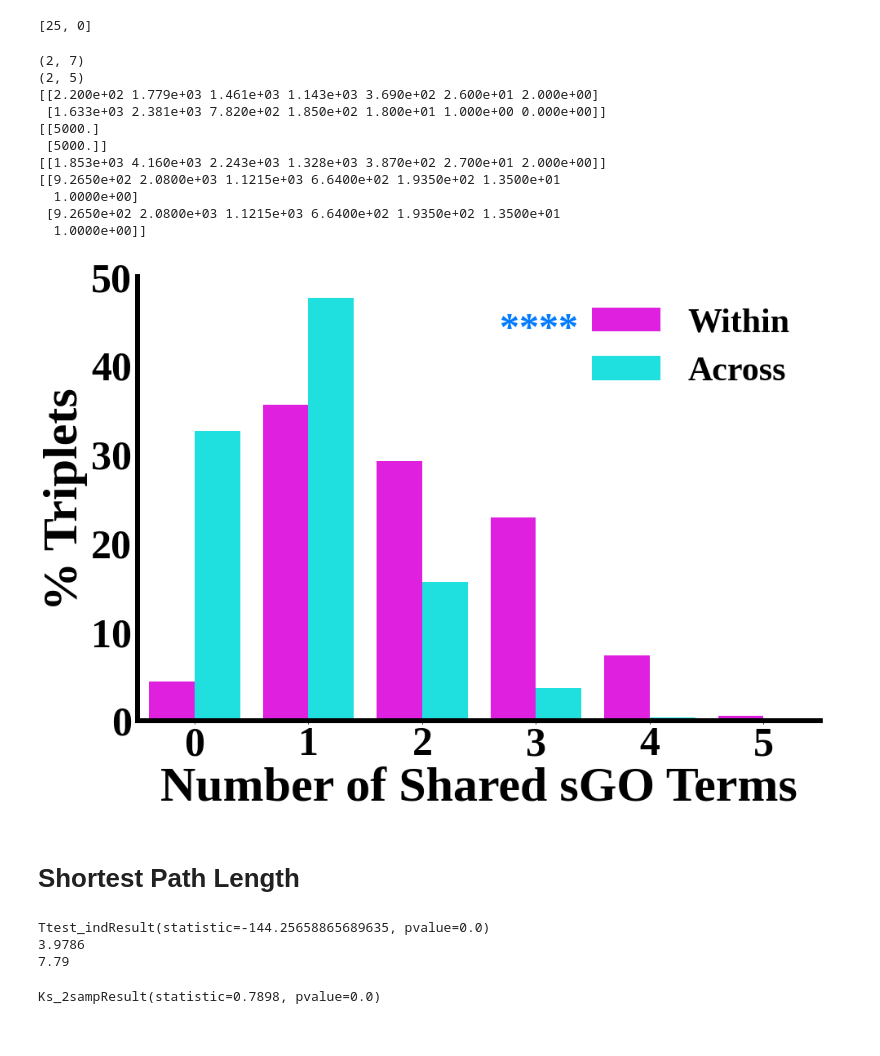
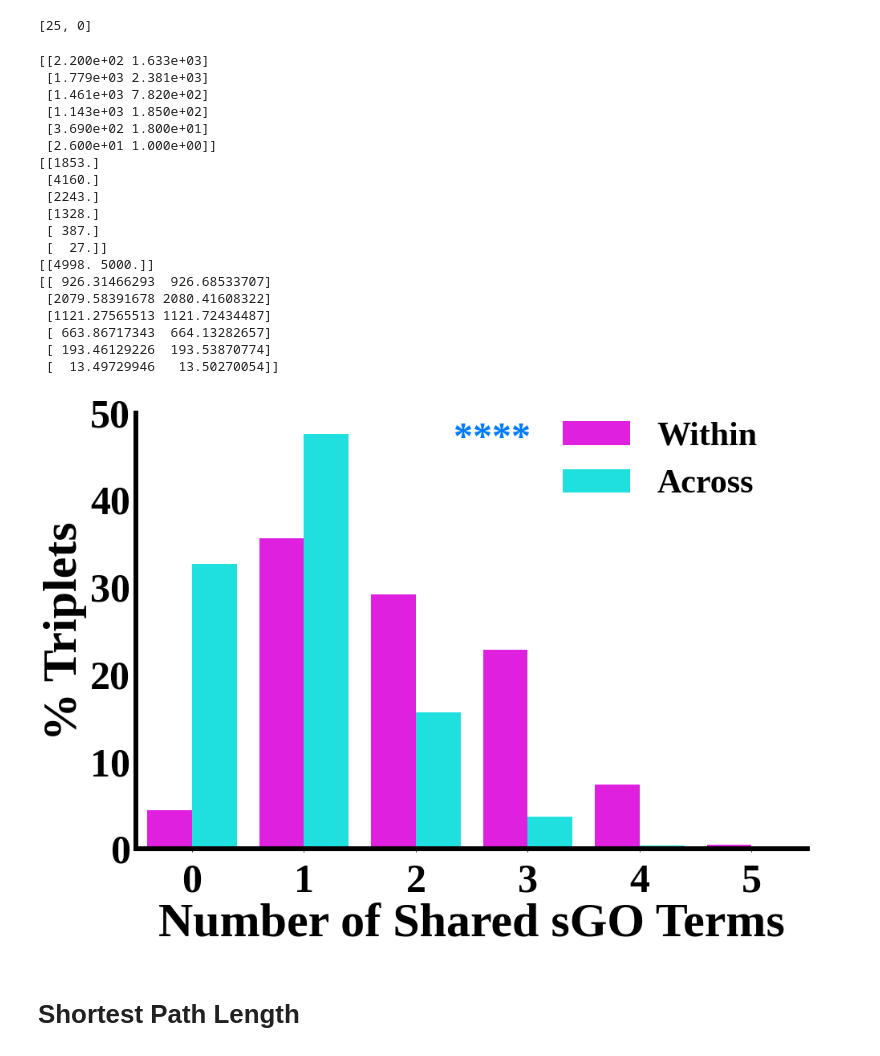
Before and after one commit to KISRDevelopment/cell_viability_paper, a Jupyter notebook: tgi_pseudo_triplets_exploration.ipynb, the cells around one changed output. Cells and saved outputs as stored; diff of their text form; code cells hidden in the pictures.

```diff
--- a/tgi_pseudo_triplets_exploration.ipynb
+++ b/tgi_pseudo_triplets_exploration.ipynb
@@ -10,17 +10,0 @@ import json
-# %%
-
-plt.rcParams["font.family"] = "Liberation Serif"
-plt.rcParams["font.weight"] = "bold"
-plot_cfg = {
-    "tick_label_size" : 50,
-    "xlabel_size" : 60,
-    "ylabel_size" : 60,
-    "border_size" : 6,
-    "bar_border_size" : 2.5,
-    "bar_label_size" : 32,
-    "stars_label_size" : 48,
-    "annot_size" : 72,
-    "max_cm_classes" : 4,
-    "legend_size" : 42,
-    "max_bars" : 4
-}
@@ -164,31 +90,28 @@ def visualizeR(R, ax, output_path, title, showxlabel=True, yticks=None, showlege
-# %%
-
-R2 = calculateR(2)
-print(R2.shape)
-R3 = calculateR(3)
-print(R3.shape)
-
-f, ax = plt.subplots(1, 1, figsize=(15, 10), sharex=True)
-visualizeR(R2, ax, "../figures/yeast_pseudo_triplets_sgo_atleast2.png", "", showxlabel=True, ylim=[0, 50], showlegend=True)
-#visualizeR(R3, axes[1], "../figures/yeast_pseudo_triplets_sg_sgo_all3.png", "sGOs shared by all three genes", yticks=[0, 50, 100])
-#f.text(-0.01, 0.5, '% Triplets', va='center', rotation='vertical', fontsize=plot_cfg['ylabel_size'], fontweight='bold')
-#f.subplots_adjust(hspace=0.4)
-
-# chisq, p, ddof = chi2(R)
-# print("Chi2: %f, p value: %f, ddof: %d" % (chisq, p, ddof))
-# %% [output]
-(2, 7)
-(2, 5)
-[[2.200e+02 1.779e+03 1.461e+03 1.143e+03 3.690e+02 2.600e+01 2.000e+00]
- [1.633e+03 2.381e+03 7.820e+02 1.850e+02 1.800e+01 1.000e+00 0.000e+00]]
-[[5000.]
- [5000.]]
-[[1.853e+03 4.160e+03 2.243e+03 1.328e+03 3.870e+02 2.700e+01 2.000e+00]]
-[[9.2650e+02 2.0800e+03 1.1215e+03 6.6400e+02 1.9350e+02 1.3500e+01
-  1.0000e+00]
- [9.2650e+02 2.0800e+03 1.1215e+03 6.6400e+02 1.9350e+02 1.3500e+01
-  1.0000e+00]]
-[figure, removed]
+# %%
+analysis.fig_distrib_comparison_plot.plot_distrib(df, colors,
+    'Number of Shared sGO Terms', '% Triplets', 5,
+    [0, 50], stars_color, "../figures/yeast_pseudo_triplets_sgo.png", legend_pos=(0.97, 1.05))
+# %% [output]
+[[2.200e+02 1.633e+03]
+ [1.779e+03 2.381e+03]
+ [1.461e+03 7.820e+02]
+ [1.143e+03 1.850e+02]
+ [3.690e+02 1.800e+01]
+ [2.600e+01 1.000e+00]]
+[[1853.]
+ [4160.]
+ [2243.]
+ [1328.]
+ [ 387.]
+ [  27.]]
+[[4998. 5000.]]
+[[ 926.31466293  926.68533707]
+ [2079.58391678 2080.41608322]
+ [1121.27565513 1121.72434487]
+ [ 663.86717343  664.13282657]
+ [ 193.46129226  193.53870774]
+ [  13.49729946   13.50270054]]
+[figure, added]
 # %% [markdown]
 # Shortest Path Length
 # %%
@@ -207,10 +131,0 @@ for a_id, b_id, c_id, thebin in zip(tgi_df['a_id'], tgi_df['b_id'], tgi_df['c_id
-# %%
-print(stats.ttest_ind(avg_spls[0], avg_spls[1]))
-print(np.mean(avg_spls[0]))
-print(np.mean(avg_spls[1]))
-stats.ks_2samp(avg_spls[0], avg_spls[1])
-# %% [output]
-Ttest_indResult(statistic=-144.25658865689635, pvalue=0.0)
-3.9786
-7.79
-Ks_2sampResult(statistic=0.7898, pvalue=0.0)
```
Also changed, not shown: parts of 18 cells of this notebook, 6 other files.
